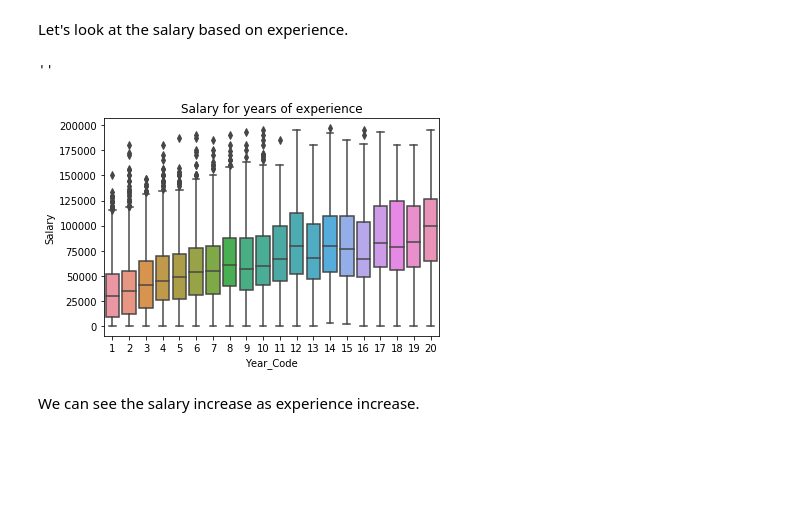
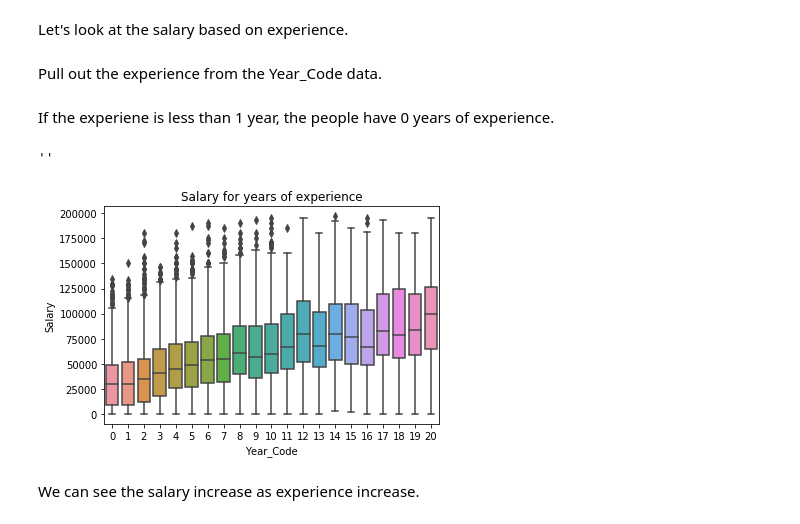
Before and after one commit to tranyuan/Write-A-Data-Science-Blog-Post, a Jupyter notebook: exploratory_analysis_stack_2017.ipynb, the cells around one changed output. Saved outputs shown, nothing was run; the diff lists cells and outputs as text; code cells hidden in the pictures; blank space fills up the shorter version.

```diff
--- a/exploratory_analysis_stack_2017.ipynb
+++ b/exploratory_analysis_stack_2017.ipynb
@@ -191,18 +218,22 @@ After the log transformation, I can't tell there's different between male's and
 Let's look at the salary based on experience.
 # %%
 df['Year_Code'] = df.YearsCodedJob.str.split(" ", n = 1, expand = True)[0]
+# %% [markdown]
+Pull out the experience from the Year_Code data.
 # %%
 df['Year_Code'] = df['Year_Code'].str.replace('Less','0')
+# %% [markdown]
+If the experiene is less than 1 year, the people have 0 years of experience.
 # %%
 sub2 = df.dropna(axis=0, subset=['Year_Code'])
-n_order = ['1', '2', '3', '4', '5', '6', '7', '8', '9', '10', '11', '12', '13', '14', '15', '16', '17', '18', '19', '20']
+n_order = ['0', '1', '2', '3', '4', '5', '6', '7', '8', '9', '10', '11', '12', '13', '14', '15', '16', '17', '18', '19', '20']
 sns.boxplot(data = sub2, x = 'Year_Code', y = 'Salary', order = n_order)
 plt.ylabel('Salary')
 plt.title('Salary for years of experience')
 ;
 # %% [output]
 ''
-[figure, old version]
+[figure, new version]
 # %% [markdown]
 We can see the salary increase as experience increase.
 # %% [markdown]
```
Also changed, not shown: parts of 17 cells of this notebook.
